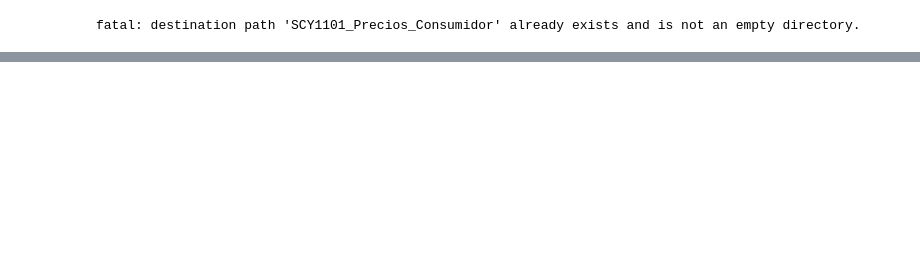
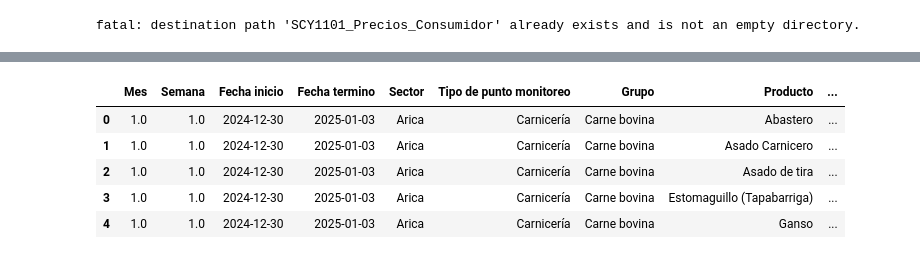
Before and after one commit to LtFordo/SCY1101_Precios_Consumidor, a Jupyter notebook: ProyectoProgramaciónCienciaDatos.ipynb, the cells around one changed output, grey strips where cells are left out. Saved outputs shown, nothing was run; the diff lists cells and outputs as text; code cells hidden in the pictures; blank space fills up the shorter version.

```diff
--- a/ProyectoProgramaciónCienciaDatos.ipynb
+++ b/ProyectoProgramaciónCienciaDatos.ipynb
@@ -294,0 +21,13 @@ Cantidad de filas duplicadas: 14
+# %%
+# ===============================
+# CARGA DEL DATASET
+# ===============================
+
+# Cargar el dataset desde la carpeta /data
+# Enlace del dataset en el repositorio
+url = "https://raw.githubusercontent.com/LtFordo/SCY1101_Precios_Consumidor/main/data/precio_consumidor_arica_parinacota.csv"
+
+# Cargar el dataset
+raw = pd.read_csv(url)
+# Mostrar primeras filas
+raw
@@ -294,0 +48,20 @@ Cantidad de filas duplicadas: 14
+# %%
+# =====================================
+# CORRECCIÓN DE COLUMNAS REDUNDANTES
+# =====================================
+# Eliminación columnas del año, id región y región
+raw = raw.drop(columns=['Anio', 'ID region', 'Region'])
+
+# Traspaso del dataset al que se trabajará para no tener que cargar todo el
+# archivo nuevamente ante posibles errores del procesado
+df = raw.copy()
+
+# Presentación del dataset con la primera corrección
+df.head()
+# %% [output]
+|  | Mes | Semana | Fecha inicio | Fecha termino | Sector | Tipo de punto monitoreo | Grupo | Producto | ... |
+| 0 | 1.0 | 1.0 | 2024-12-30 | 2025-01-03 | Arica | Carnicería | Carne bovina | Abastero | ... |
+| 1 | 1.0 | 1.0 | 2024-12-30 | 2025-01-03 | Arica | Carnicería | Carne bovina | Asado Carnicero | ... |
+| 2 | 1.0 | 1.0 | 2024-12-30 | 2025-01-03 | Arica | Carnicería | Carne bovina | Asado de tira | ... |
+| 3 | 1.0 | 1.0 | 2024-12-30 | 2025-01-03 | Arica | Carnicería | Carne bovina | Estomaguillo (Tapabarriga) | ... |
+| 4 | 1.0 | 1.0 | 2024-12-30 | 2025-01-03 | Arica | Carnicería | Carne bovina | Ganso | ... |
```
Also changed, not shown: parts of 22 cells of this notebook.
